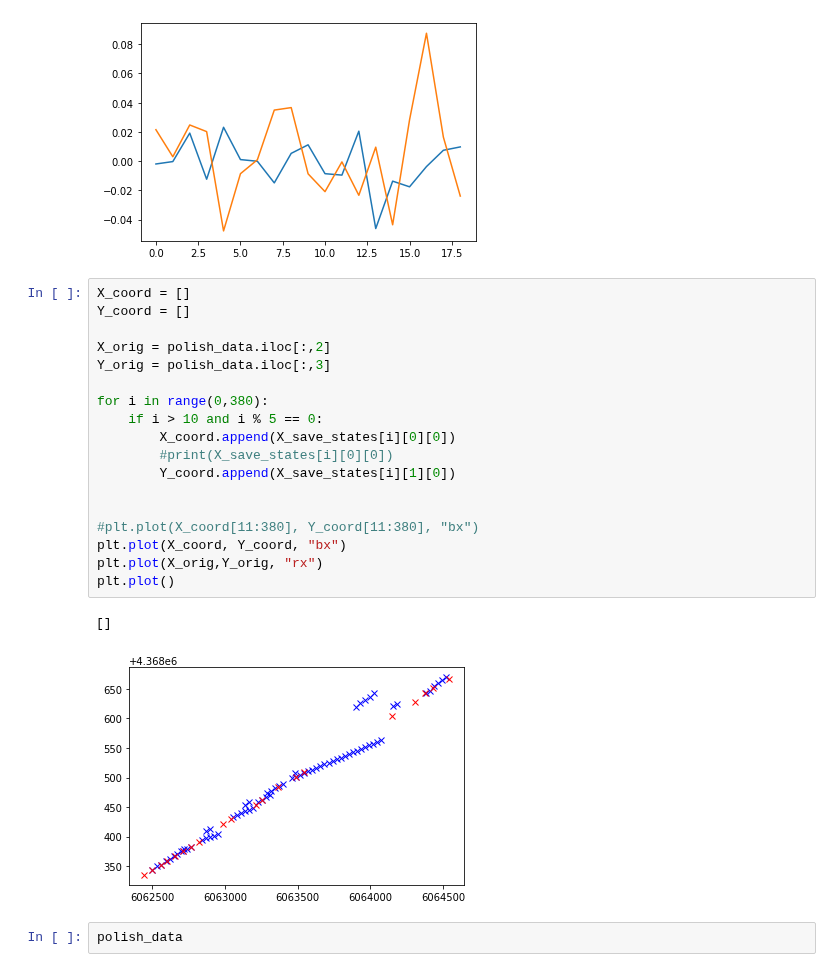
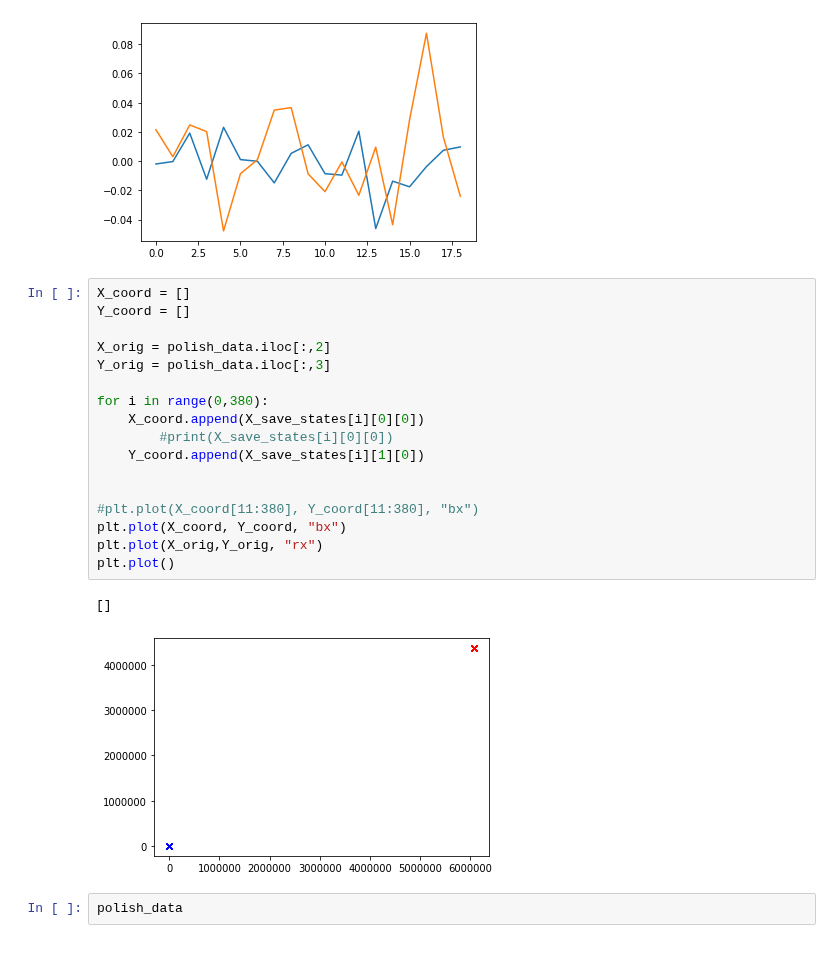
Before and after one commit to cnburger/AIS_KalmanFilter, a Jupyter notebook: KalmanFilter_adjust.ipynb, the cells around one changed output. Cells and saved outputs as stored; diff of their text form.

```diff
--- a/KalmanFilter_adjust.ipynb
+++ b/KalmanFilter_adjust.ipynb
@@ -199,24 +199,23 @@ plt.plot(ay_arr)
 # %%
 X_coord = []
 Y_coord = []
 
 X_orig = polish_data.iloc[:,2]
 Y_orig = polish_data.iloc[:,3]
 
 for i in range(0,380):
-    if i > 10 and i % 5 == 0:
-        X_coord.append(X_save_states[i][0][0])
+    X_coord.append(X_save_states[i][0][0])
         #print(X_save_states[i][0][0])
-        Y_coord.append(X_save_states[i][1][0])
+    Y_coord.append(X_save_states[i][1][0])
 
 
 #plt.plot(X_coord[11:380], Y_coord[11:380], "bx")
 plt.plot(X_coord, Y_coord, "bx")
 plt.plot(X_orig,Y_orig, "rx")
 plt.plot()
 # %% [output]
 []
-[figure, old version]
+[figure, new version]
 # %%
 polish_data
 # %% [output]
```
Also changed, not shown: parts of 6 cells of this notebook.
